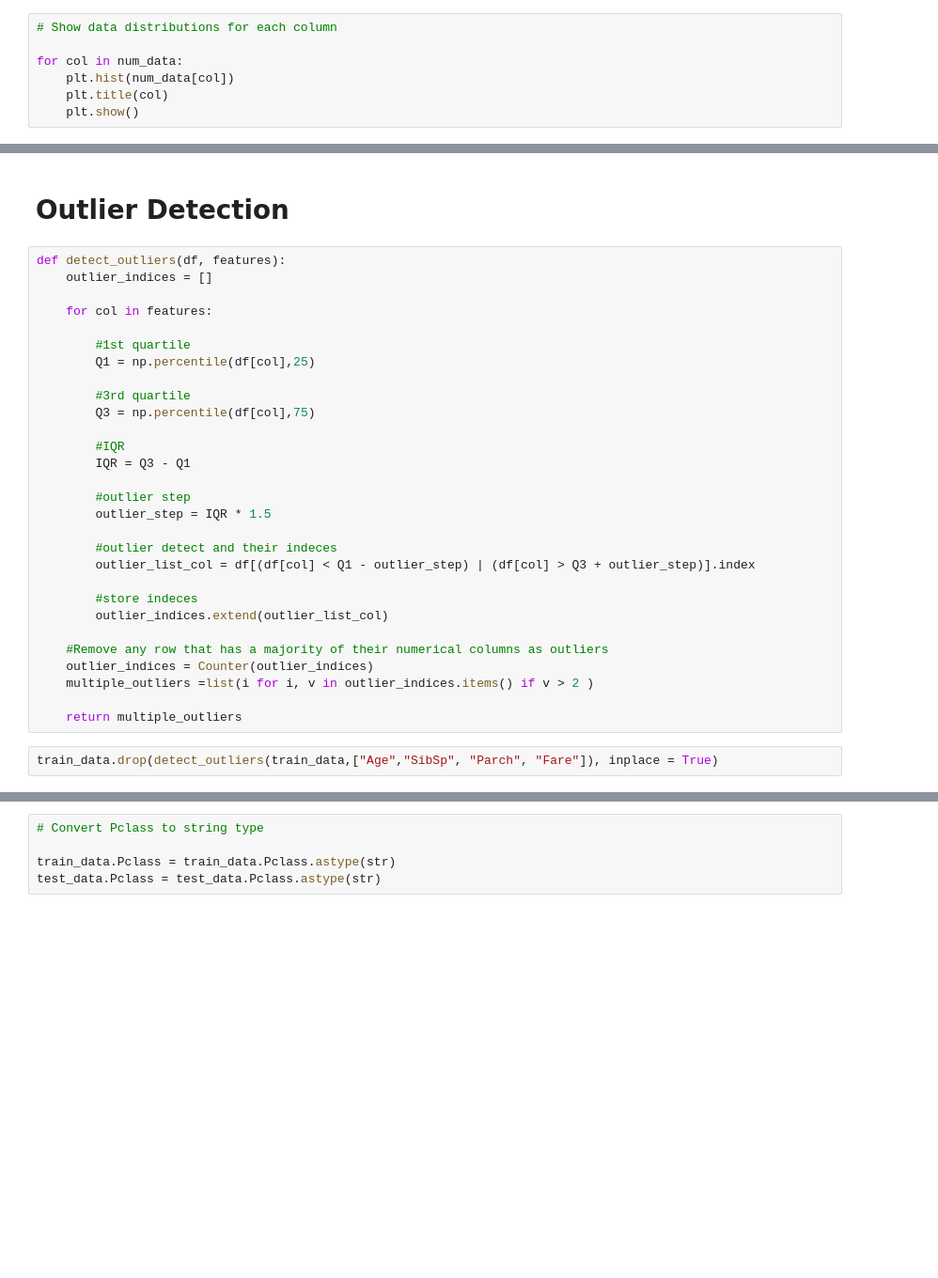
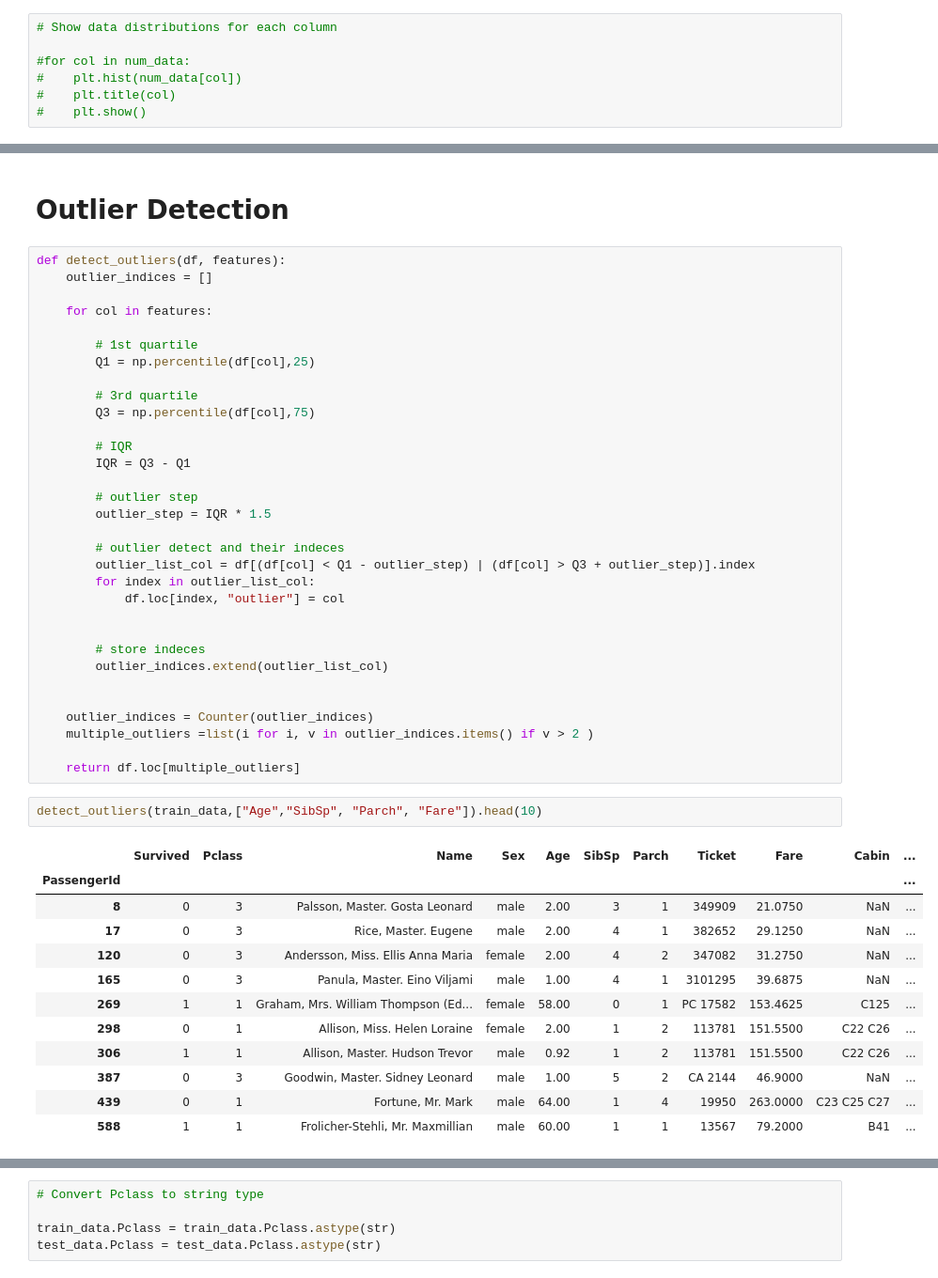
Before and after one commit to nicholashuang23/Personal-Projects, a Jupyter notebook: Data Project/Kaggle Titanic Survival Prediction/Jupyter Notebooks/Preprocessing.ipynb, the cells around one changed output, grey strips where cells are left out. Shown at 94% size. Cells and saved outputs as stored; diff of their text form; blank space fills up the shorter version.

Commit message:
Add note to outlier detection in preprocessing

```diff
--- a/Data Project/Kaggle Titanic Survival Prediction/Jupyter Notebooks/Preprocessing.ipynb
+++ b/Data Project/Kaggle Titanic Survival Prediction/Jupyter Notebooks/Preprocessing.ipynb
@@ -75,10 +78,10 @@ cat_data = train_data[['Survived', 'Pclass', 'Sex', 'Ticket', 'Cabin', 'Embarked
 # %%
 # Show data distributions for each column
 
-for col in num_data:
-    plt.hist(num_data[col])
-    plt.title(col)
-    plt.show()
+#for col in num_data:
+#    plt.hist(num_data[col])
+#    plt.title(col)
+#    plt.show()
 # %% [output]
 [figure]
 [figure]
@@ -267,28 +270,44 @@ def detect_outliers(df, features):
 
     for col in features:
 
-        #1st quartile
+        # 1st quartile
         Q1 = np.percentile(df[col],25)
 
-        #3rd quartile
+        # 3rd quartile
         Q3 = np.percentile(df[col],75)
 
-        #IQR
+        # IQR
         IQR = Q3 - Q1
 
-        #outlier step
+        # outlier step
         outlier_step = IQR * 1.5
 
-        #outlier detect and their indeces
+        # outlier detect and their indeces
         outlier_list_col = df[(df[col] < Q1 - outlier_step) | (df[col] > Q3 + outlier_step)].index
+        for index in outlier_list_col:
+            df.loc[index, "outlier"] = col
 
-        #store indeces
+
+        # store indeces
         outlier_indices.extend(outlier_list_col)
 
-    #Remove any row that has a majority of their numerical columns as outliers
+
     outlier_indices = Counter(outlier_indices)
     multiple_outliers =list(i for i, v in outlier_indices.items() if v > 2 )
 
-    return multiple_outliers
+    return df.loc[multiple_outliers]
 # %%
-train_data.drop(detect_outliers(train_data,["Age","SibSp", "Parch", "Fare"]), inplace = True)
+detect_outliers(train_data,["Age","SibSp", "Parch", "Fare"]).head(10)
+# %% [output]
+|  | Survived | Pclass | Name | Sex | Age | SibSp | Parch | Ticket | Fare | Cabin | ... |
+| PassengerId |  |  |  |  |  |  |  |  |  |  | ... |
+| 8 | 0 | 3 | Palsson, Master. Gosta Leonard | male | 2.00 | 3 | 1 | 349909 | 21.0750 | NaN | ... |
+| 17 | 0 | 3 | Rice, Master. Eugene | male | 2.00 | 4 | 1 | 382652 | 29.1250 | NaN | ... |
+| 120 | 0 | 3 | Andersson, Miss. Ellis Anna Maria | female | 2.00 | 4 | 2 | 347082 | 31.2750 | NaN | ... |
+| 165 | 0 | 3 | Panula, Master. Eino Viljami | male | 1.00 | 4 | 1 | 3101295 | 39.6875 | NaN | ... |
+| 269 | 1 | 1 | Graham, Mrs. William Thompson (Ed... | female | 58.00 | 0 | 1 | PC 17582 | 153.4625 | C125 | ... |
+| 298 | 0 | 1 | Allison, Miss. Helen Loraine | female | 2.00 | 1 | 2 | 113781 | 151.5500 | C22 C26 | ... |
+| 306 | 1 | 1 | Allison, Master. Hudson Trevor | male | 0.92 | 1 | 2 | 113781 | 151.5500 | C22 C26 | ... |
+| 387 | 0 | 3 | Goodwin, Master. Sidney Leonard | male | 1.00 | 5 | 2 | CA 2144 | 46.9000 | NaN | ... |
+| 439 | 0 | 1 | Fortune, Mr. Mark | male | 64.00 | 1 | 4 | 19950 | 263.0000 | C23 C25 C27 | ... |
+| 588 | 1 | 1 | Frolicher-Stehli, Mr. Maxmillian | male | 60.00 | 1 | 1 | 13567 | 79.2000 | B41 | ... |
```
Also changed, not shown: parts of 20 cells of this notebook, 3 other files.
